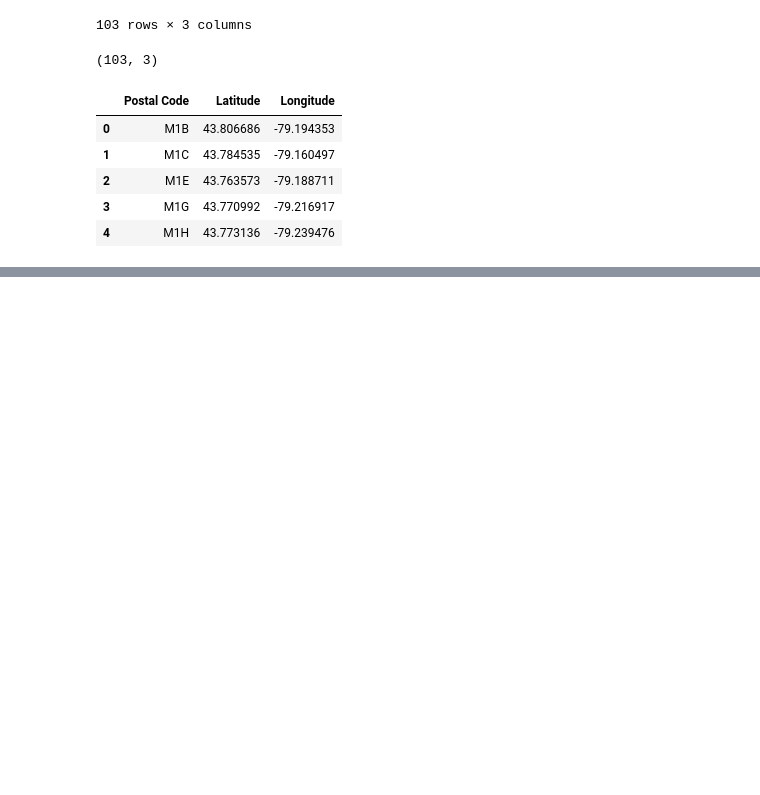
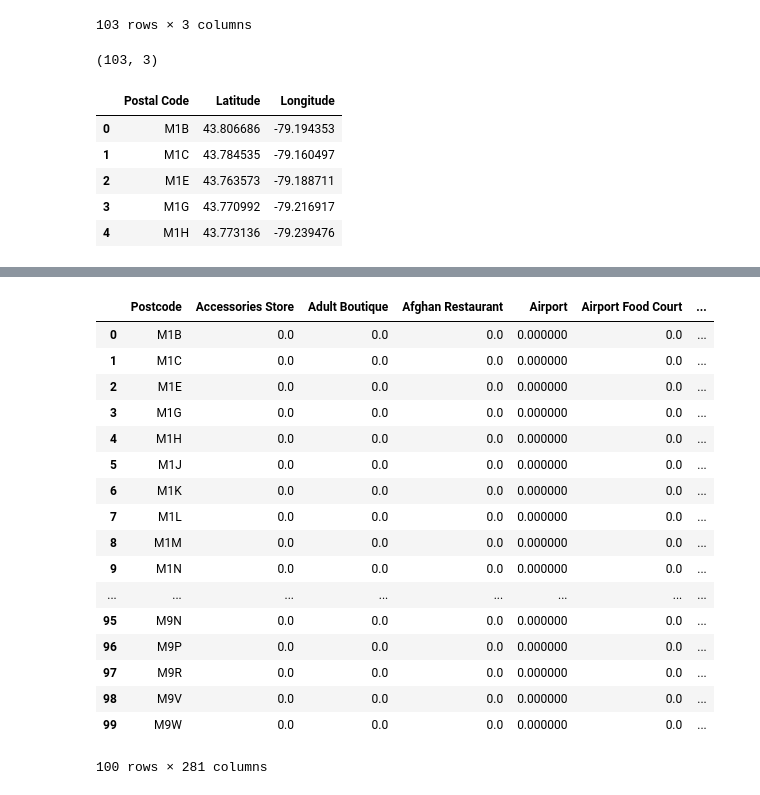
Before and after one commit to ricooo93/Coursera_Capstone, a Jupyter notebook: capstone_project_IBM_week3.ipynb, the cells around one changed output, grey strips where cells are left out. Saved outputs shown, nothing was run; the diff lists cells and outputs as text; code cells hidden in the pictures; blank space fills up the shorter version.

```diff
--- a/capstone_project_IBM_week3.ipynb
+++ b/capstone_project_IBM_week3.ipynb
@@ -121,0 +127,4 @@ df[df['Borough'].str.contains('Toronto')]
+# %%
+import requests
+results = requests.get(url).json()
+results
@@ -121,0 +160,18 @@ df[df['Borough'].str.contains('Toronto')]
+# %%
+import json
+from pandas.io.json import json_normalize
+venues = results['response']['groups'][0]['items']
+
+nearby_venues = json_normalize(venues) # flatten JSON
+
+# filter columns
+filtered_columns = ['venue.name', 'venue.categories', 'venue.location.lat', 'venue.location.lng']
+nearby_venues =nearby_venues.loc[:, filtered_columns]
+
+# filter the category for each row
+nearby_venues['venue.categories'] = nearby_venues.apply(get_category_type, axis=1)
+
+# clean columns
+nearby_venues.columns = [col.split(".")[-1] for col in nearby_venues.columns]
+
+nearby_venues.head()
@@ -121,0 +227,5 @@ df[df['Borough'].str.contains('Toronto')]
+# %%
+toronto_venues = getNearbyVenues(names=df['Postcode'],
+                                   latitudes=df['Latitudes'],
+                                   longitudes=df['Longitudes']
+                                  )
@@ -121,0 +283,12 @@ df[df['Borough'].str.contains('Toronto')]
+# %%
+# one hot encoding
+toronto_onehot = pd.get_dummies(toronto_venues[['Venue Category']], prefix="", prefix_sep="")
+
+# add neighborhood column back to dataframe
+toronto_onehot['Postcode'] = toronto_venues['Postcode']
+
+# move neighborhood column to the first column
+fixed_columns = [toronto_onehot.columns[-1]] + list(toronto_onehot.columns[:-1])
+toronto_onehot = toronto_onehot[fixed_columns]
+
+toronto_onehot.head()
@@ -121,0 +303,22 @@ df[df['Borough'].str.contains('Toronto')]
+# %%
+toronto_grouped = toronto_onehot.groupby('Postcode').mean().reset_index()
+toronto_grouped
+# %% [output]
+|  | Postcode | Accessories Store | Adult Boutique | Afghan Restaurant | Airport | Airport Food Court | ... |
+| 0 | M1B | 0.0 | 0.0 | 0.0 | 0.000000 | 0.0 | ... |
+| 1 | M1C | 0.0 | 0.0 | 0.0 | 0.000000 | 0.0 | ... |
+| 2 | M1E | 0.0 | 0.0 | 0.0 | 0.000000 | 0.0 | ... |
+| 3 | M1G | 0.0 | 0.0 | 0.0 | 0.000000 | 0.0 | ... |
+| 4 | M1H | 0.0 | 0.0 | 0.0 | 0.000000 | 0.0 | ... |
+| 5 | M1J | 0.0 | 0.0 | 0.0 | 0.000000 | 0.0 | ... |
+| 6 | M1K | 0.0 | 0.0 | 0.0 | 0.000000 | 0.0 | ... |
+| 7 | M1L | 0.0 | 0.0 | 0.0 | 0.000000 | 0.0 | ... |
+| 8 | M1M | 0.0 | 0.0 | 0.0 | 0.000000 | 0.0 | ... |
+| 9 | M1N | 0.0 | 0.0 | 0.0 | 0.000000 | 0.0 | ... |
+| ... | ... | ... | ... | ... | ... | ... | ... |
+| 95 | M9N | 0.0 | 0.0 | 0.0 | 0.000000 | 0.0 | ... |
+| 96 | M9P | 0.0 | 0.0 | 0.0 | 0.000000 | 0.0 | ... |
+| 97 | M9R | 0.0 | 0.0 | 0.0 | 0.000000 | 0.0 | ... |
+| 98 | M9V | 0.0 | 0.0 | 0.0 | 0.000000 | 0.0 | ... |
+| 99 | M9W | 0.0 | 0.0 | 0.0 | 0.000000 | 0.0 | ... |
+100 rows × 281 columns
```
Also changed, not shown: parts of 43 cells of this notebook.
